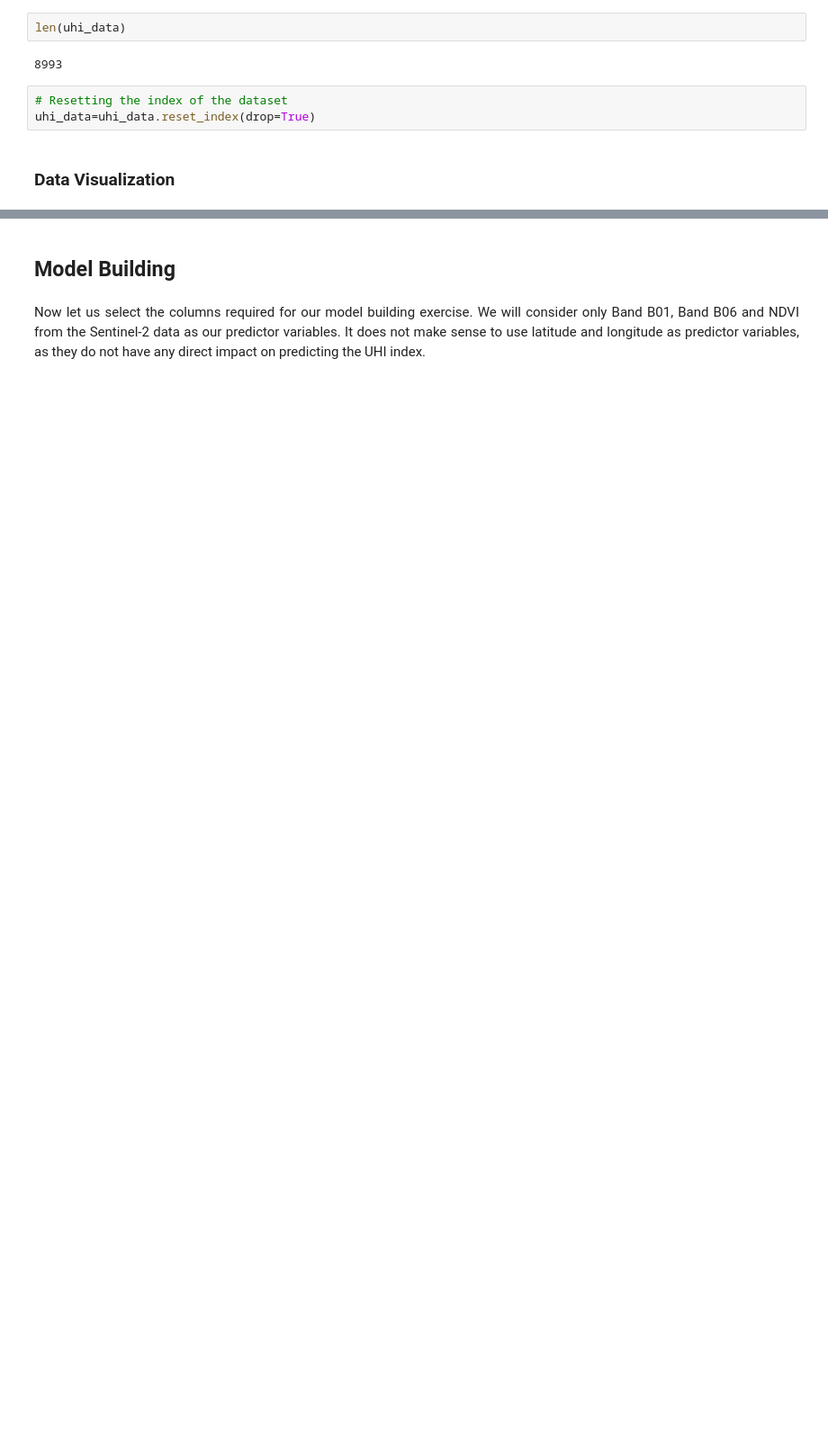
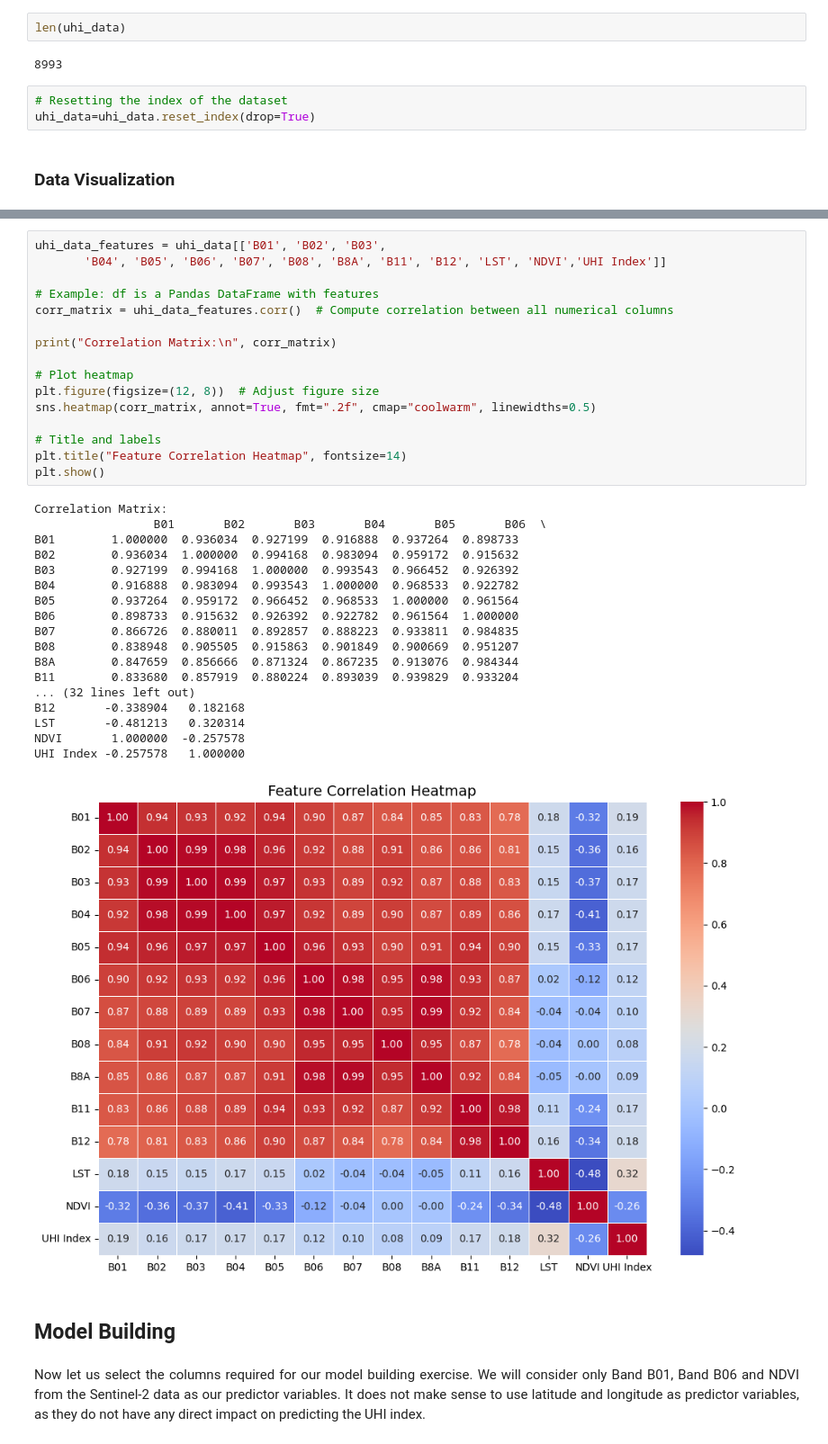
Before and after one commit to qianru122/the-2025-ey-open-science-ai-and-data-challenge-cooling-urban-heat-islands, a Jupyter notebook: UHI Experiment_Random Forest.ipynb, the cells around one changed output, grey strips where cells are left out. Shown at 90% size. Saved outputs shown, nothing was run; the diff lists cells and outputs as text; blank space fills up the shorter version.

```diff
--- a/UHI Experiment_Random Forest.ipynb
+++ b/UHI Experiment_Random Forest.ipynb
@@ -570,3 +517,38 @@ plt.show()
+# %%
+uhi_data_features = uhi_data[['B01', 'B02', 'B03',
+       'B04', 'B05', 'B06', 'B07', 'B08', 'B8A', 'B11', 'B12', 'LST', 'NDVI','UHI Index']]
+
+# Example: df is a Pandas DataFrame with features
+corr_matrix = uhi_data_features.corr()  # Compute correlation between all numerical columns
+
+print("Correlation Matrix:\n", corr_matrix)
+
+# Plot heatmap
+plt.figure(figsize=(12, 8))  # Adjust figure size
+sns.heatmap(corr_matrix, annot=True, fmt=".2f", cmap="coolwarm", linewidths=0.5)
+
+# Title and labels
+plt.title("Feature Correlation Heatmap", fontsize=14)
+plt.show()
+# %% [output]
+Correlation Matrix:
+                 B01       B02       B03       B04       B05       B06  \
+B01        1.000000  0.936034  0.927199  0.916888  0.937264  0.898733
+B02        0.936034  1.000000  0.994168  0.983094  0.959172  0.915632
+B03        0.927199  0.994168  1.000000  0.993543  0.966452  0.926392
+B04        0.916888  0.983094  0.993543  1.000000  0.968533  0.922782
+B05        0.937264  0.959172  0.966452  0.968533  1.000000  0.961564
+B06        0.898733  0.915632  0.926392  0.922782  0.961564  1.000000
+B07        0.866726  0.880011  0.892857  0.888223  0.933811  0.984835
+B08        0.838948  0.905505  0.915863  0.901849  0.900669  0.951207
+B8A        0.847659  0.856666  0.871324  0.867235  0.913076  0.984344
+B11        0.833680  0.857919  0.880224  0.893039  0.939829  0.933204
+... (32 lines left out)
+B12       -0.338904   0.182168
+LST       -0.481213   0.320314
+NDVI       1.000000  -0.257578
+UHI Index -0.257578   1.000000
+[figure, added]
 # %% [markdown]
 ## Model Building
 # %% [markdown]
```
Also changed, not shown: parts of 47 cells of this notebook.
